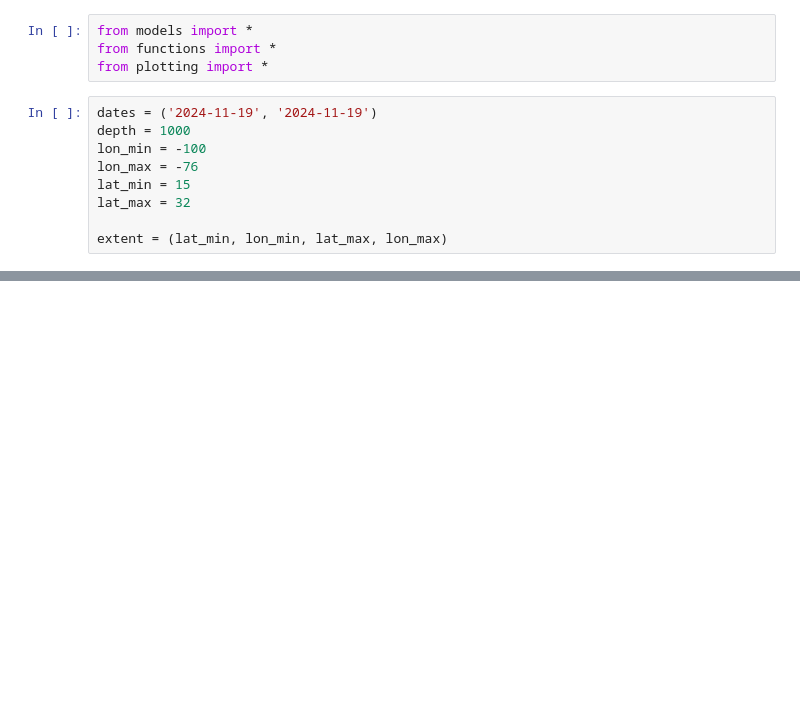
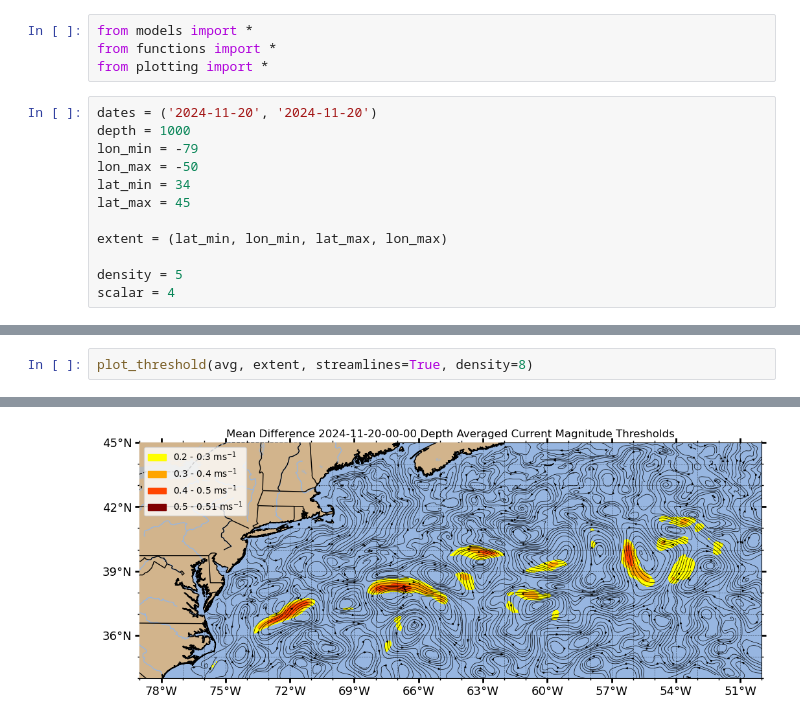
Before and after one commit to mlearn14/GGS, a Jupyter notebook: dataviz.ipynb, the cells around one changed output, grey strips where cells are left out. Cells and saved outputs as stored; diff of their text form; blank space fills up the shorter version.

```diff
--- a/dataviz.ipynb
+++ b/dataviz.ipynb
@@ -3,11 +7,14 @@ from models import *
 from functions import *
 from plotting import *
 # %%
-dates = ('2024-11-19', '2024-11-19')
+dates = ('2024-11-20', '2024-11-20')
 depth = 1000
-lon_min = -100
-lon_max = -76
-lat_min = 15
-lat_max = 32
+lon_min = -79
+lon_max = -50
+lat_min = 34
+lat_max = 45
 
 extent = (lat_min, lon_min, lat_max, lon_max)
+
+density = 5
+scalar = 4
@@ -204,0 +139,3 @@ Runtime: 0:00:07.645309
+# %%
+plot_threshold(avg, extent, streamlines=True, density=8)
+# %% [output]
@@ -204,0 +146 @@ Runtime: 0:00:07.645309
+[figure, added]
```
Also changed, not shown: parts of 17 cells of this notebook, 6 other files.
